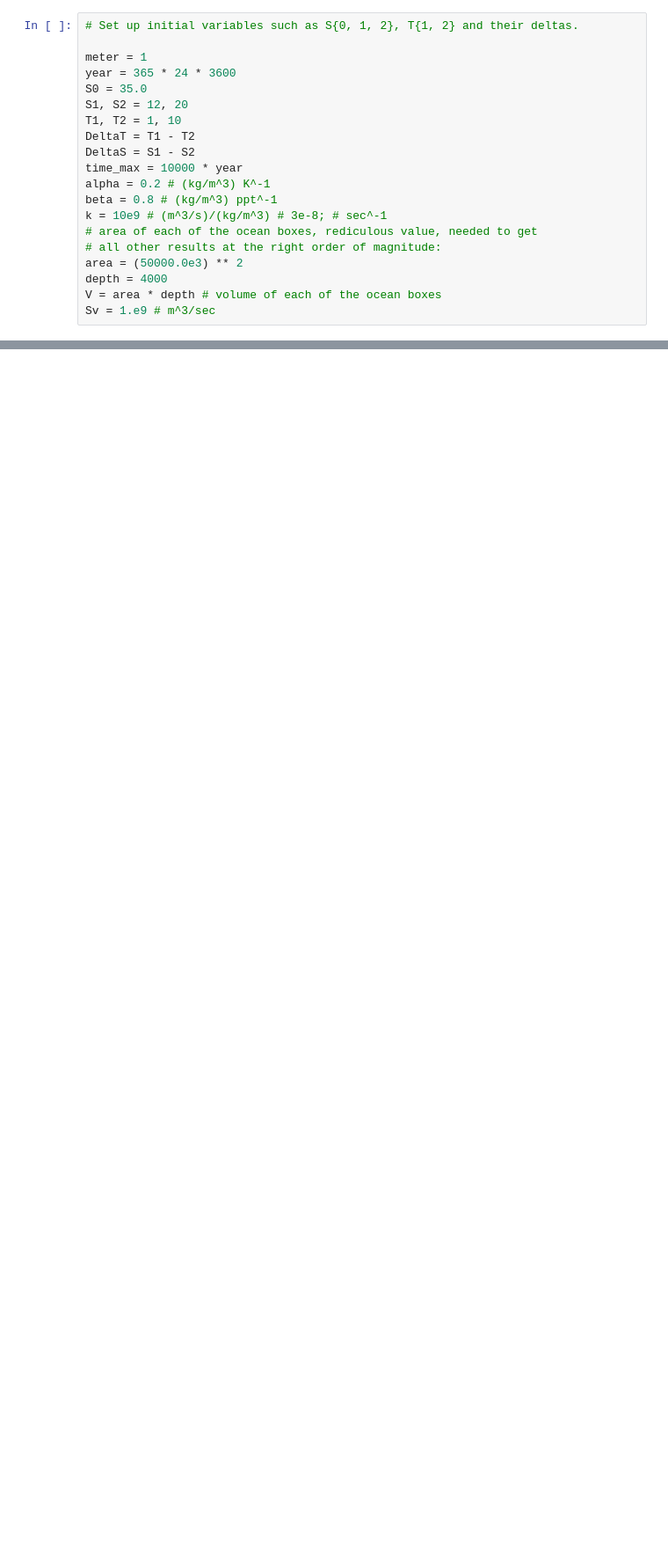
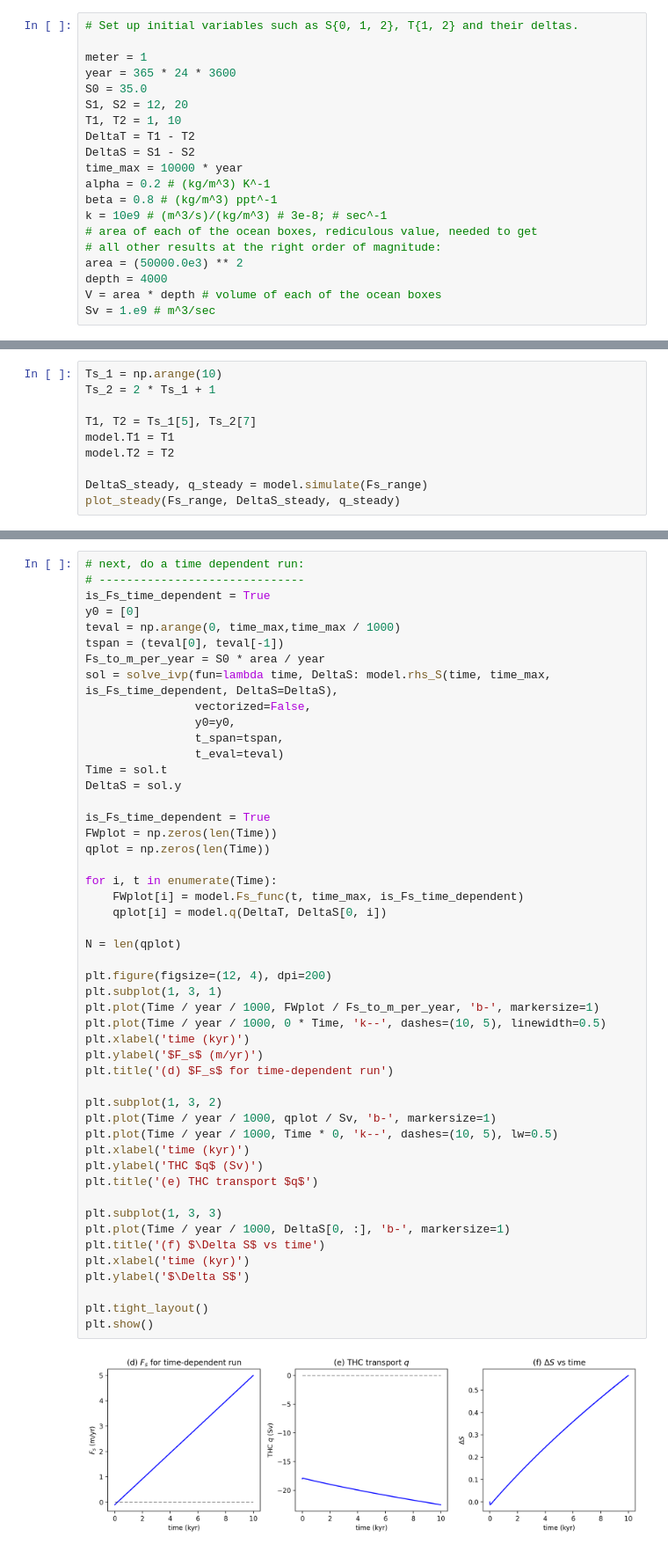
Before and after one commit to CompClimate/StommelBoxModel, a Jupyter notebook: box_model.ipynb, the cells around one changed output, grey strips where cells are left out. Shown at 88% size. Saved outputs shown, nothing was run; the diff lists cells and outputs as text; blank space fills up the shorter version.

```diff
--- a/box_model.ipynb
+++ b/box_model.ipynb
@@ -147,0 +197,10 @@ plt.show()
+# %%
+Ts_1 = np.arange(10)
+Ts_2 = 2 * Ts_1 + 1
+
+T1, T2 = Ts_1[5], Ts_2[7]
+model.T1 = T1
+model.T2 = T2
+
+DeltaS_steady, q_steady = model.simulate(Fs_range)
+plot_steady(Fs_range, DeltaS_steady, q_steady)
@@ -147,0 +215,51 @@ plt.show()
+# %%
+# next, do a time dependent run:
+# ------------------------------
+is_Fs_time_dependent = True
+y0 = [0]
+teval = np.arange(0, time_max,time_max / 1000)
+tspan = (teval[0], teval[-1])
+Fs_to_m_per_year = S0 * area / year
+sol = solve_ivp(fun=lambda time, DeltaS: model.rhs_S(time, time_max, is_Fs_time_dependent, DeltaS=DeltaS),
+                vectorized=False,
+                y0=y0,
+                t_span=tspan,
+                t_eval=teval)
+Time = sol.t
+DeltaS = sol.y
+
+is_Fs_time_dependent = True
+FWplot = np.zeros(len(Time))
+qplot = np.zeros(len(Time))
+
+for i, t in enumerate(Time):
+    FWplot[i] = model.Fs_func(t, time_max, is_Fs_time_dependent)
+    qplot[i] = model.q(DeltaT, DeltaS[0, i])
+
+N = len(qplot)
+
+plt.figure(figsize=(12, 4), dpi=200)
+plt.subplot(1, 3, 1)
+plt.plot(Time / year / 1000, FWplot / Fs_to_m_per_year, 'b-', markersize=1)
+plt.plot(Time / year / 1000, 0 * Time, 'k--', dashes=(10, 5), linewidth=0.5)
+plt.xlabel('time (kyr)')
+plt.ylabel('$F_s$ (m/yr)')
+plt.title('(d) $F_s$ for time-dependent run')
+
+plt.subplot(1, 3, 2)
+plt.plot(Time / year / 1000, qplot / Sv, 'b-', markersize=1)
+plt.plot(Time / year / 1000, Time * 0, 'k--', dashes=(10, 5), lw=0.5)
+plt.xlabel('time (kyr)')
+plt.ylabel('THC $q$ (Sv)')
+plt.title('(e) THC transport $q$')
+
+plt.subplot(1, 3, 3)
+plt.plot(Time / year / 1000, DeltaS[0, :], 'b-', markersize=1)
+plt.title('(f) $\Delta S$ vs time')
+plt.xlabel('time (kyr)')
+plt.ylabel('$\Delta S$')
+
+plt.tight_layout()
+plt.show()
+# %% [output]
+[figure, added]
```
Also changed, not shown: parts of 13 cells of this notebook.
